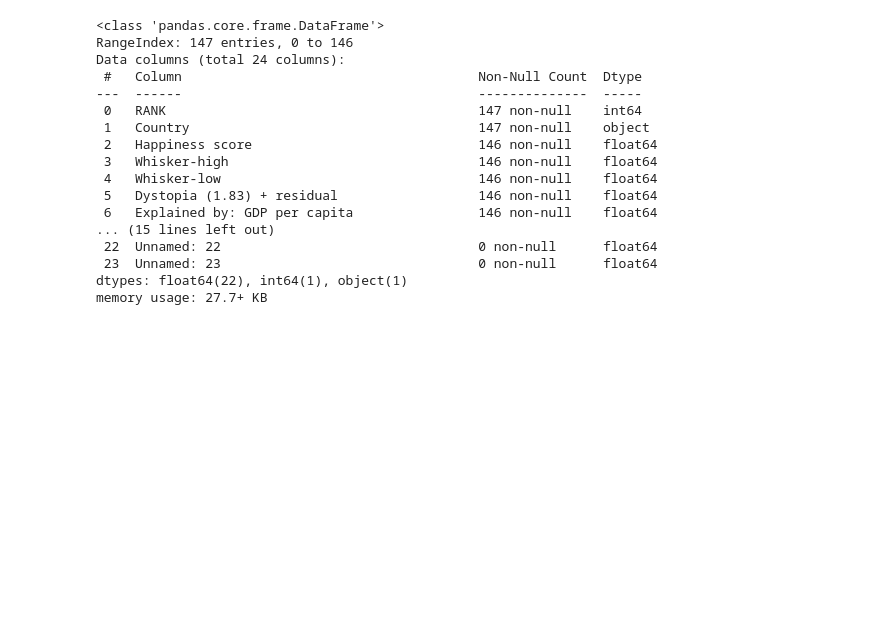
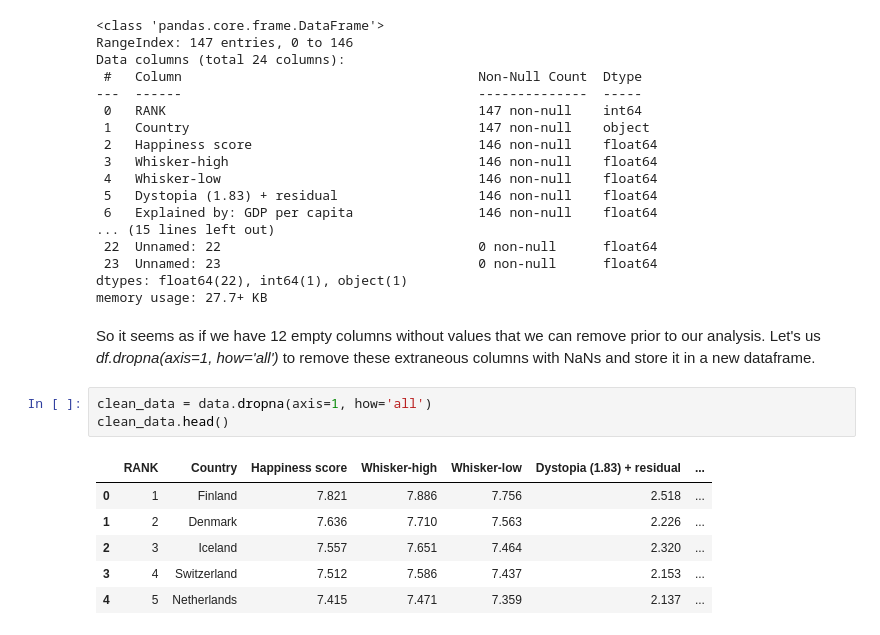
Before and after one commit to terrafirmatrekker/WHR2022EDA, a Jupyter notebook: WorldHappinessReport22EDA.ipynb, the cells around one changed output. Drawn from its saved outputs; the diff is of its cells as text; blank space fills up the shorter version.

```diff
--- a/WorldHappinessReport22EDA.ipynb
+++ b/WorldHappinessReport22EDA.ipynb
@@ -61,3 +73,15 @@ Data columns (total 24 columns):
  23  Unnamed: 23                                 0 non-null      float64
 dtypes: float64(22), int64(1), object(1)
 memory usage: 27.7+ KB
+# %% [markdown]
+So it seems as if we have 12 empty columns without values that we can remove prior to our analysis. Let's us *df.dropna(axis=1, how='all')* to remove these extraneous columns with NaNs and store it in a new dataframe.
+# %%
+clean_data = data.dropna(axis=1, how='all')
+clean_data.head()
+# %% [output]
+|  | RANK | Country | Happiness score | Whisker-high | Whisker-low | Dystopia (1.83) + residual | ... |
+| 0 | 1 | Finland | 7.821 | 7.886 | 7.756 | 2.518 | ... |
+| 1 | 2 | Denmark | 7.636 | 7.710 | 7.563 | 2.226 | ... |
+| 2 | 3 | Iceland | 7.557 | 7.651 | 7.464 | 2.320 | ... |
+| 3 | 4 | Switzerland | 7.512 | 7.586 | 7.437 | 2.153 | ... |
+| 4 | 5 | Netherlands | 7.415 | 7.471 | 7.359 | 2.137 | ... |
```
Also changed, not shown: parts of 6 cells of this notebook.
